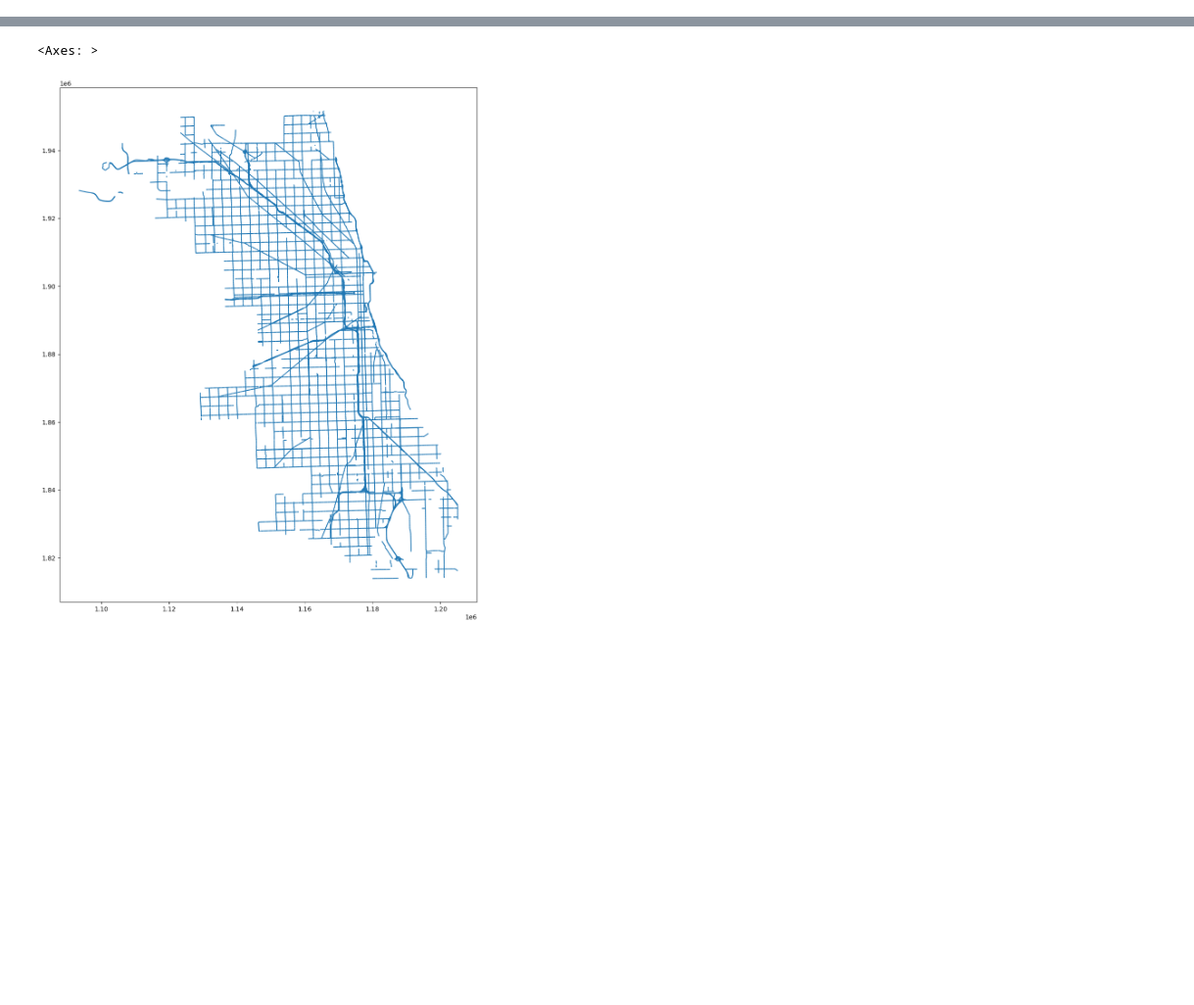
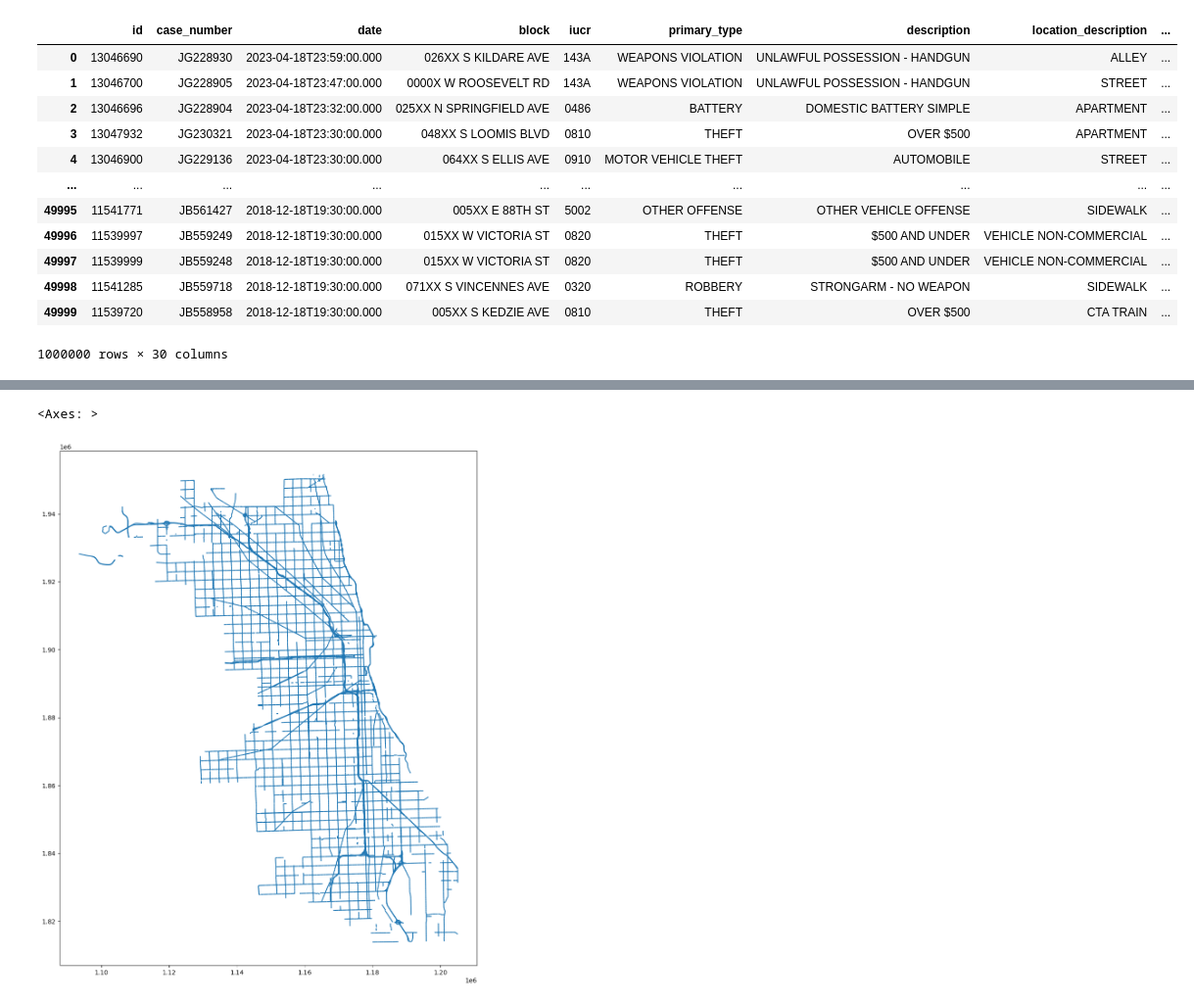
Before and after one commit to ritzba/chicago-crime-mental-health, a Jupyter notebook: code/02_Maps.ipynb, the cells around one changed output, grey strips where cells are left out. Shown at 98% size. Cells and saved outputs as stored; diff of their text form; code cells hidden in the pictures; blank space fills up the shorter version.

```diff
--- a/code/02_Maps.ipynb
+++ b/code/02_Maps.ipynb
@@ -18,0 +92,16 @@ streets.plot(ax = ax)
+# %%
+crime
+# %% [output]
+|  | id | case_number | date | block | iucr | primary_type | description | location_description | ... |
+| 0 | 13046690 | JG228930 | 2023-04-18T23:59:00.000 | 026XX S KILDARE AVE | 143A | WEAPONS VIOLATION | UNLAWFUL POSSESSION - HANDGUN | ALLEY | ... |
+| 1 | 13046700 | JG228905 | 2023-04-18T23:47:00.000 | 0000X W ROOSEVELT RD | 143A | WEAPONS VIOLATION | UNLAWFUL POSSESSION - HANDGUN | STREET | ... |
+| 2 | 13046696 | JG228904 | 2023-04-18T23:32:00.000 | 025XX N SPRINGFIELD AVE | 0486 | BATTERY | DOMESTIC BATTERY SIMPLE | APARTMENT | ... |
+| 3 | 13047932 | JG230321 | 2023-04-18T23:30:00.000 | 048XX S LOOMIS BLVD | 0810 | THEFT | OVER $500 | APARTMENT | ... |
+| 4 | 13046900 | JG229136 | 2023-04-18T23:30:00.000 | 064XX S ELLIS AVE | 0910 | MOTOR VEHICLE THEFT | AUTOMOBILE | STREET | ... |
+| ... | ... | ... | ... | ... | ... | ... | ... | ... | ... |
+| 49995 | 11541771 | JB561427 | 2018-12-18T19:30:00.000 | 005XX E 88TH ST | 5002 | OTHER OFFENSE | OTHER VEHICLE OFFENSE | SIDEWALK | ... |
+| 49996 | 11539997 | JB559249 | 2018-12-18T19:30:00.000 | 015XX W VICTORIA ST | 0820 | THEFT | $500 AND UNDER | VEHICLE NON-COMMERCIAL | ... |
+| 49997 | 11539999 | JB559248 | 2018-12-18T19:30:00.000 | 015XX W VICTORIA ST | 0820 | THEFT | $500 AND UNDER | VEHICLE NON-COMMERCIAL | ... |
+| 49998 | 11541285 | JB559718 | 2018-12-18T19:30:00.000 | 071XX S VINCENNES AVE | 0320 | ROBBERY | STRONGARM - NO WEAPON | SIDEWALK | ... |
+| 49999 | 11539720 | JB558958 | 2018-12-18T19:30:00.000 | 005XX S KEDZIE AVE | 0810 | THEFT | OVER $500 | CTA TRAIN | ... |
+1000000 rows × 30 columns
```
Also changed, not shown: parts of 29 cells of this notebook, 17 other files.
